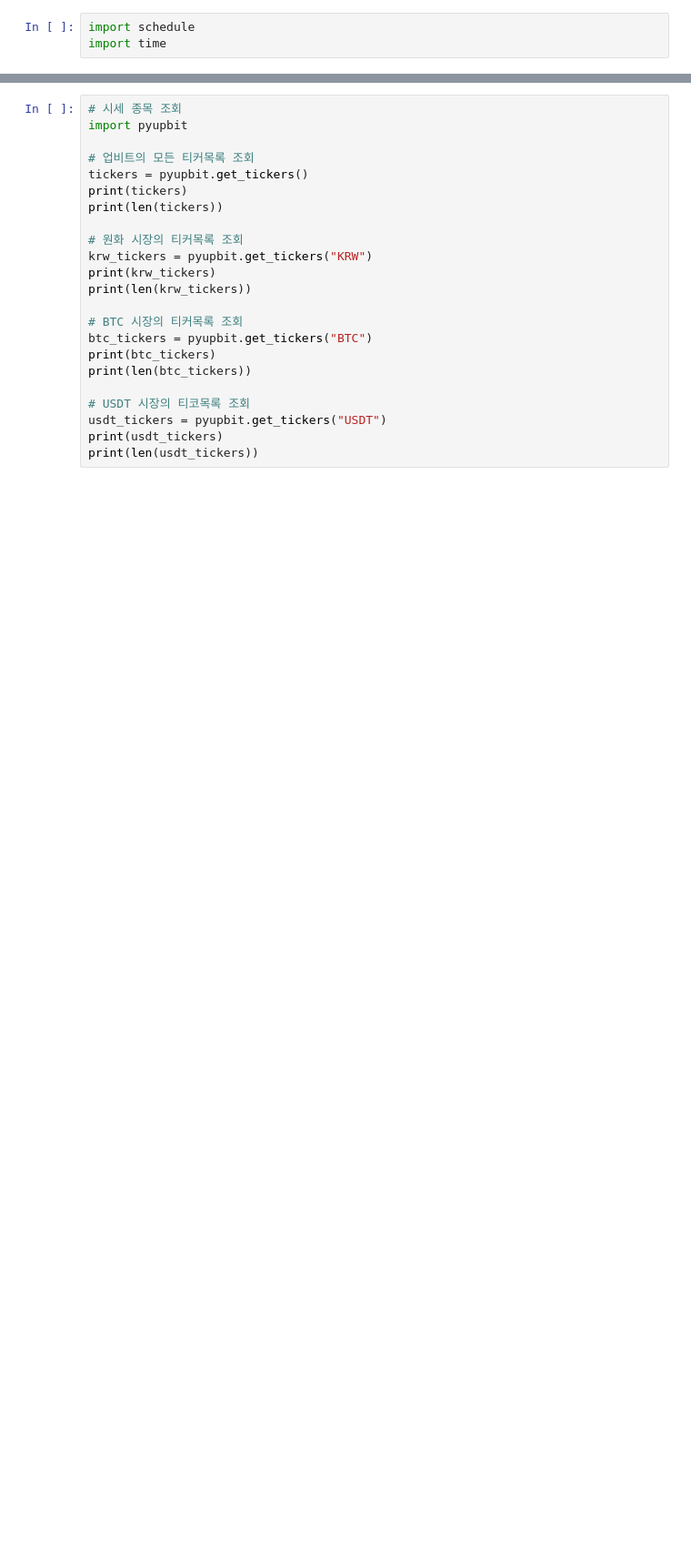
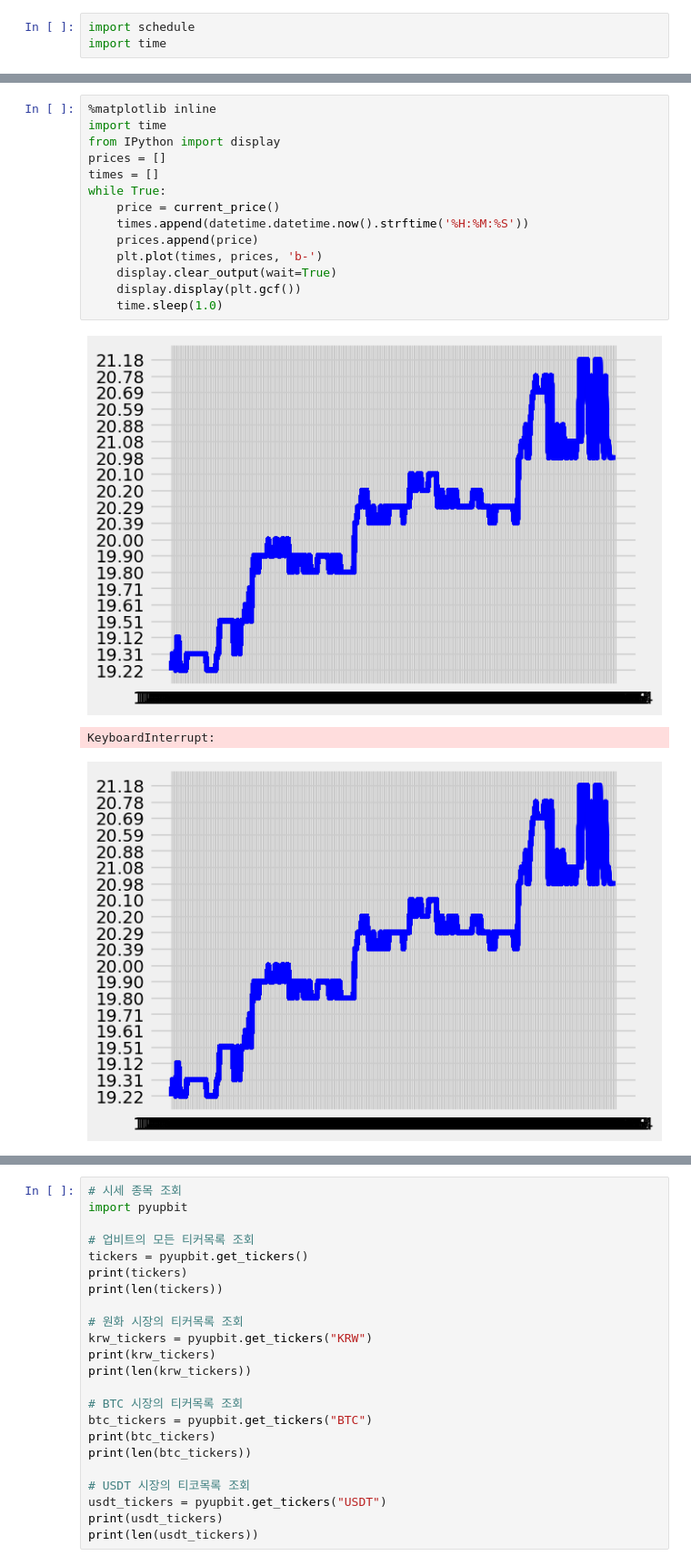
Before and after one commit to irregular6612/trading-bot, a Jupyter notebook: upbit_trading.ipynb, the cells around one changed output, grey strips where cells are left out. Shown: that part at 91% size. Cells and saved outputs as stored; diff of their text form; blank space fills up the shorter version.

```diff
--- a/upbit_trading.ipynb
+++ b/upbit_trading.ipynb
@@ -186,0 +351,18 @@ plt.show()
+# %%
+%matplotlib inline
+import time
+from IPython import display
+prices = []
+times = []
+while True:
+    price = current_price()
+    times.append(datetime.datetime.now().strftime('%H:%M:%S'))
+    prices.append(price)
+    plt.plot(times, prices, 'b-')
+    display.clear_output(wait=True)
+    display.display(plt.gcf())
+    time.sleep(1.0)
+# %% [output]
+[figure, added]
+KeyboardInterrupt:
+[figure, added]
```
Also changed, not shown: parts of 17 cells of this notebook, 4 other files.
